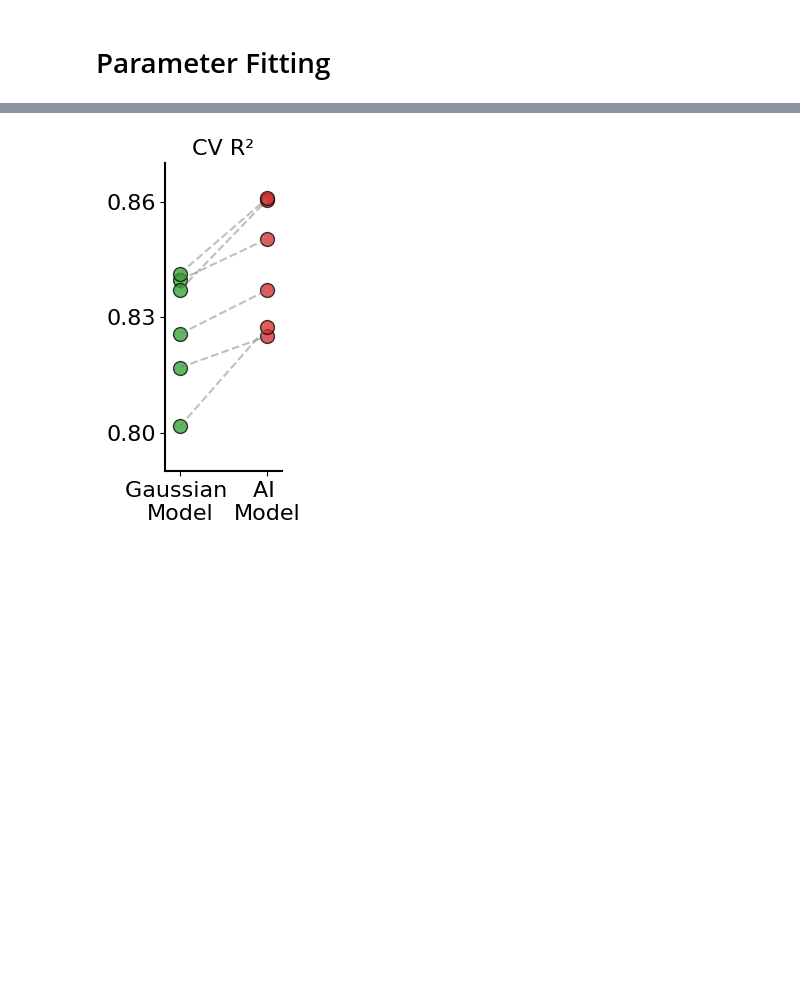
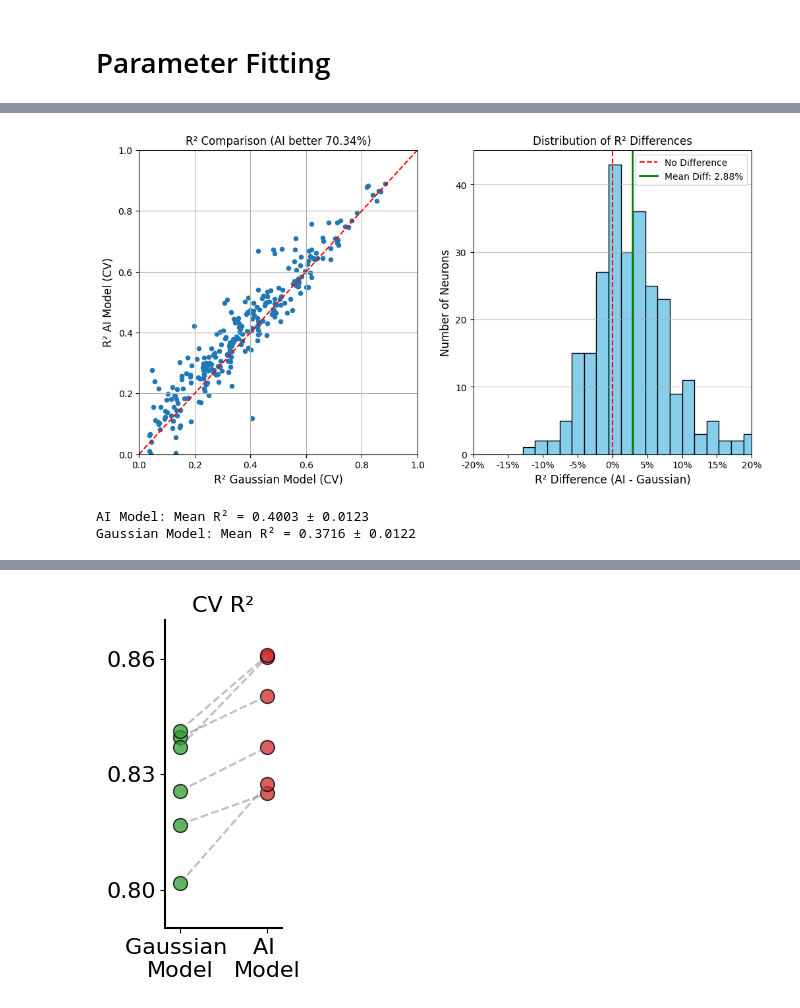
Before and after one commit to reillytilbury/EDGAR, a Jupyter notebook: figures/cross_validation_tests.ipynb, the cells around one changed output, grey strips where cells are left out. Cells and saved outputs as stored; diff of their text form; code cells hidden in the pictures; blank space fills up the shorter version.

```diff
--- a/figures/cross_validation_tests.ipynb
+++ b/figures/cross_validation_tests.ipynb
@@ -566 +855,47 @@ Step 12000 | Loss(all): 0.0938
+# %%
+# plot scatter of r_squared for gaussian vs non-gaussian model
+plt.figure(figsize=(12, 6))
+plt.subplot(1, 2, 1)
+plt.scatter(r_squared_gauss, r_squared, alpha=1.0, color='tab:blue', s=20)
+plt.plot([0, 1], [0, 1], 'r--')
+plt.xlabel('R² Gaussian Model (CV)', fontsize=12)
+plt.ylabel('R² AI Model (CV)', fontsize=12)
+# calculate probability that AI model has higher R²
+prob_ai_better = np.mean(r_squared > r_squared_gauss)
+plt.title(f'R² Comparison (AI better {prob_ai_better:.2%})', fontsize=12)
+plt.xlim(0, 1)
+plt.ylim(0, 1)
+plt.grid()
+
+plt.subplot(1, 2, 2)
+# show histogram of R² differences
+r_squared_diff = r_squared - r_squared_gauss
+plt.hist(r_squared_diff, bins=30, color='skyblue', edgecolor='black')
+# dash line at zero
+plt.axvline(0, color='red', linestyle='--', label='No Difference')
+# line at mean difference
+mean_diff = np.mean(r_squared_diff)
+plt.axvline(mean_diff, color='green', linestyle='-', label=f'Mean Diff: {100 * mean_diff:.2f}%', linewidth=2)
+plt.legend()
+plt.xlabel('R² Difference (AI - Gaussian)', fontsize=12)
+plt.xlim(-0.2, 0.2)
+# label x ticks as percentages
+plt.xticks(np.arange(-0.2, 0.25, 0.05), [f'{np.round(x*100).astype(int)}%' for x in np.arange(-0.2, 0.25, 0.05)])
+plt.ylabel('Number of Neurons', fontsize=12)
+plt.title('Distribution of R² Differences', fontsize=12)
+plt.grid(axis='y', alpha=0.75)
+plt.show()
+# %% [output]
+[figure, added]
+# %%
+# compute mean r_squared and standard error of the mean
+mean_r_squared = np.nanmean(r_squared)
+sem_r_squared = np.nanstd(r_squared) / np.sqrt(np.sum(~np.isnan(r_squared)))
+mean_r_squared_gauss = np.nanmean(r_squared_gauss)
+sem_r_squared_gauss = np.nanstd(r_squared_gauss) / np.sqrt(np.sum(~np.isnan(r_squared_gauss)))
+print(f"AI Model: Mean R² = {mean_r_squared:.4f} ± {sem_r_squared:.4f}")
+print(f"Gaussian Model: Mean R² = {mean_r_squared_gauss:.4f} ± {sem_r_squared_gauss:.4f}")
+# %% [output]
+AI Model: Mean R² = 0.4003 ± 0.0123
+Gaussian Model: Mean R² = 0.3716 ± 0.0122
 # %%
```
Also changed, not shown: parts of 23 cells of this notebook, 8 other files.
